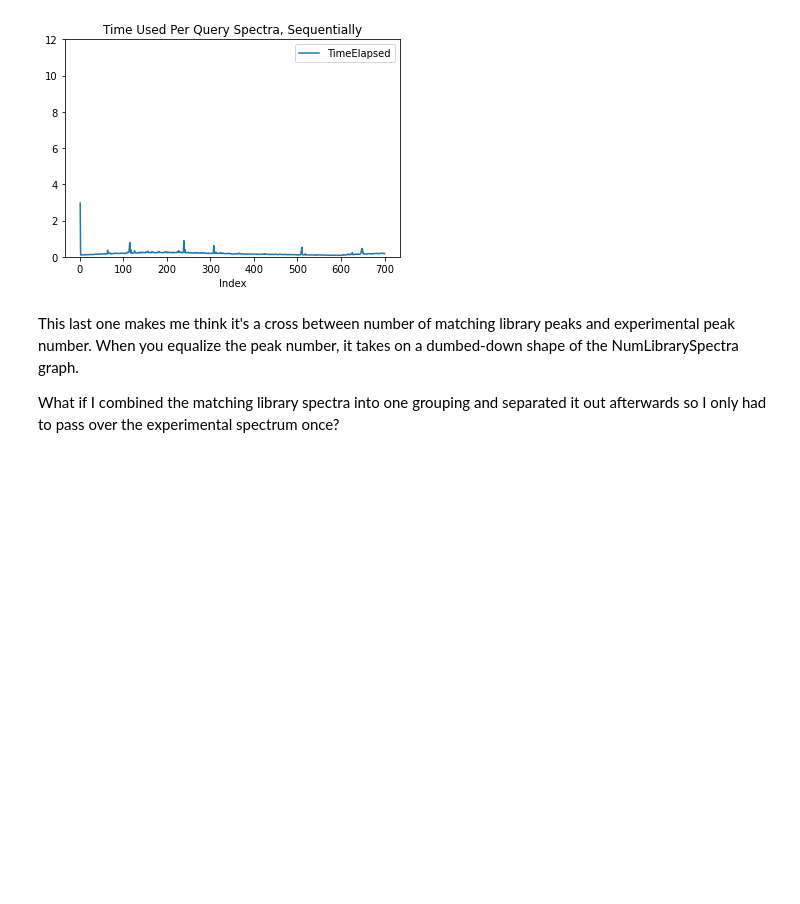
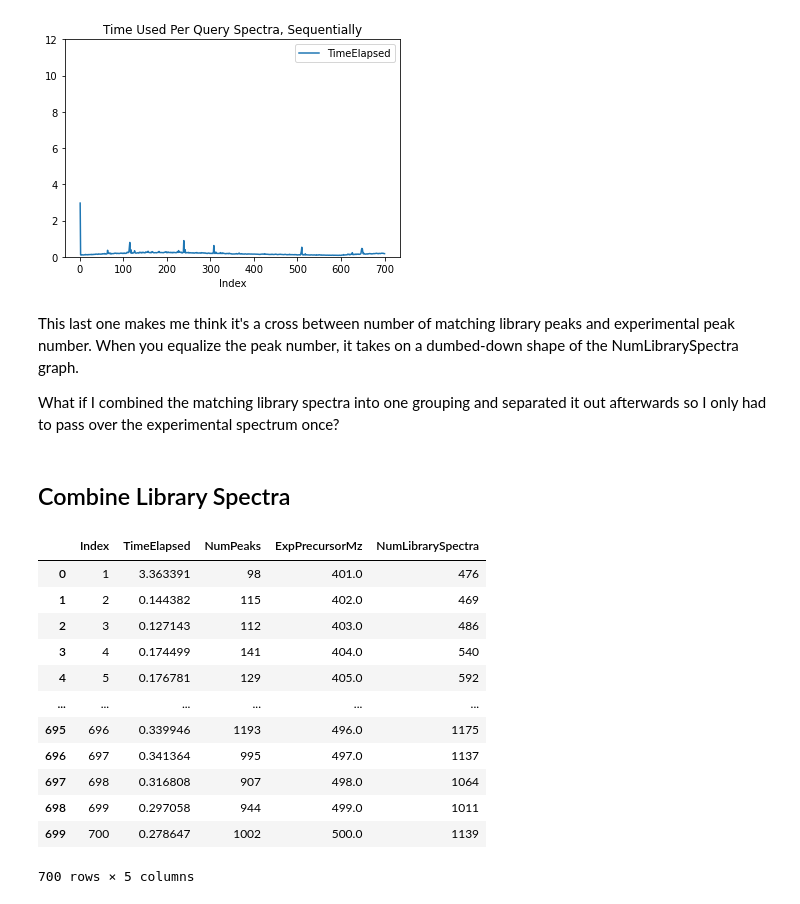
Before and after one commit to xomicsdatascience/zoDIAq, a Jupyter notebook: DeterminingLag.ipynb, the cells around one changed output. Saved outputs shown, nothing was run; the diff lists cells and outputs as text; code cells hidden in the pictures; blank space fills up the shorter version.

```diff
--- a/DeterminingLag.ipynb
+++ b/DeterminingLag.ipynb
@@ -122,3 +122,22 @@ plot4.set_ylim(0,12)
 This last one makes me think it's a cross between number of matching library peaks and experimental peak number. When you equalize the peak number, it takes on a dumbed-down shape of the NumLibrarySpectra graph.
 
 What if I combined the matching library spectra into one grouping and separated it out afterwards so I only had to pass over the experimental spectrum once?
+# %% [markdown]
+## Combine Library Spectra
+# %%
+combineLib = pd.read_csv('Data/timeGraph_combineLib.csv')
+combineLib
+# %% [output]
+|  | Index | TimeElapsed | NumPeaks | ExpPrecursorMz | NumLibrarySpectra |
+| 0 | 1 | 3.363391 | 98 | 401.0 | 476 |
+| 1 | 2 | 0.144382 | 115 | 402.0 | 469 |
+| 2 | 3 | 0.127143 | 112 | 403.0 | 486 |
+| 3 | 4 | 0.174499 | 141 | 404.0 | 540 |
+| 4 | 5 | 0.176781 | 129 | 405.0 | 592 |
+| ... | ... | ... | ... | ... | ... |
+| 695 | 696 | 0.339946 | 1193 | 496.0 | 1175 |
+| 696 | 697 | 0.341364 | 995 | 497.0 | 1137 |
+| 697 | 698 | 0.316808 | 907 | 498.0 | 1064 |
+| 698 | 699 | 0.297058 | 944 | 499.0 | 1011 |
+| 699 | 700 | 0.278647 | 1002 | 500.0 | 1139 |
+700 rows × 5 columns
```
Also changed, not shown: parts of 1 cell of this notebook, 11 other files.
